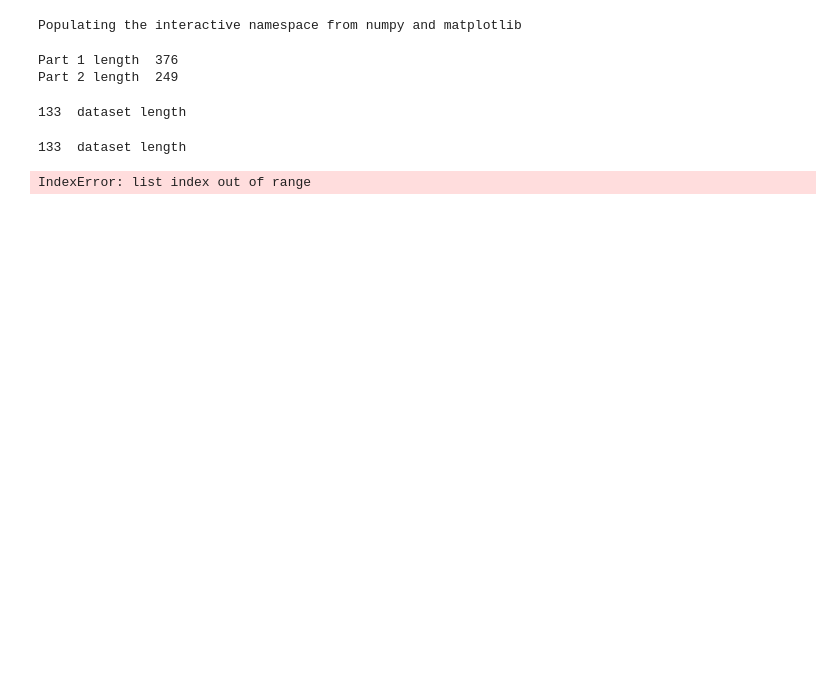
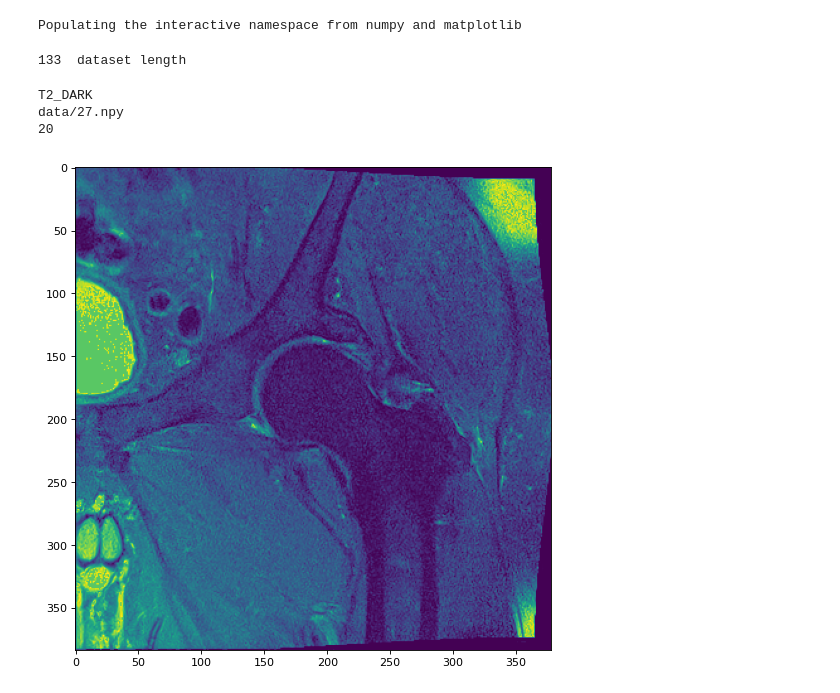
Before and after one commit to maloq/Hips_MRI, a Jupyter notebook: make_detector.ipynb, the cells around one changed output. Saved outputs shown, nothing was run; the diff lists cells and outputs as text; code cells hidden in the pictures; blank space fills up the shorter version.

```diff
--- a/make_detector.ipynb
+++ b/make_detector.ipynb
@@ -34,17 +34,11 @@ import glob
 from PIL import Image, ImageDraw
 # %% [output]
 Populating the interactive namespace from numpy and matplotlib
-# %%
-DatasetImages = PreprocessedDatasetFull()
-# %% [output]
-Part 1 length  376
-Part 2 length  249
 # %%
-data_list_FS = DatasetImages.make_in_memory_dataset('ill', 'cor', ['STIR', 'FS', 'TRIM', 'fs', 'DARK', 'SPAIR', 'stir'],
-                                                    drop_types = ['DIRTY', 'SPINE','PELVIS' ] , crop=False, best_slice=False, resize=False )
+#DatasetImages = PreprocessedDatasetFull()
+#data_list_FS = DatasetImages.make_in_memory_dataset('ill', 'cor', ['STIR', 'FS', 'TRIM', 'fs', 'DARK', 'SPAIR', 'stir'],
+#                                                    drop_types = ['DIRTY', 'SPINE','PELVIS' ] , crop=False, best_slice=False, resize=False )
 
-data_list = data_list_FS
+#data_list = data_list_FS
-# %% [output]
-133  dataset length
 # %%
 DatasetImages = PreprocessedDatasetPart1()
@@ -67,24 +60,27 @@ data_list = data_list_FS
 # %% [output]
 133  dataset length
 # %%
-i = 150
+i = 7
 images = data_list[i]['images']
 path = data_list[i]['path']
 best_slice = data_list[i]['best_slice']
 box = np.array(data_list[i]['box'])
 image = images[best_slice].copy()
-image = image[0,:,:]
+image = image
 print(data_list[i]['researh_type'])
 print(data_list[i]['path'])
 print(len(images))
 color = (255, 0, 0)
 thickness = 2
-image = cv2.rectangle(image,  (box[0], box[1]) , (box[2],box[3]),  color, thickness)
+#image = cv2.rectangle(image,  (int(box[0]), int(box[1])) , (int(box[2]),int(box[3])),  color, thickness)
 figure(figsize=(8, 8), dpi=80)
 imgplot = plt.imshow(image)
 plt.show()
 # %% [output]
-IndexError: list index out of range
+T2_DARK
+data/27.npy
+20
+[figure, added]
 # %%
 def dataset_format_train():
     dataset = dataset_train
```
Also changed, not shown: parts of 34 cells of this notebook, 7 other files.
